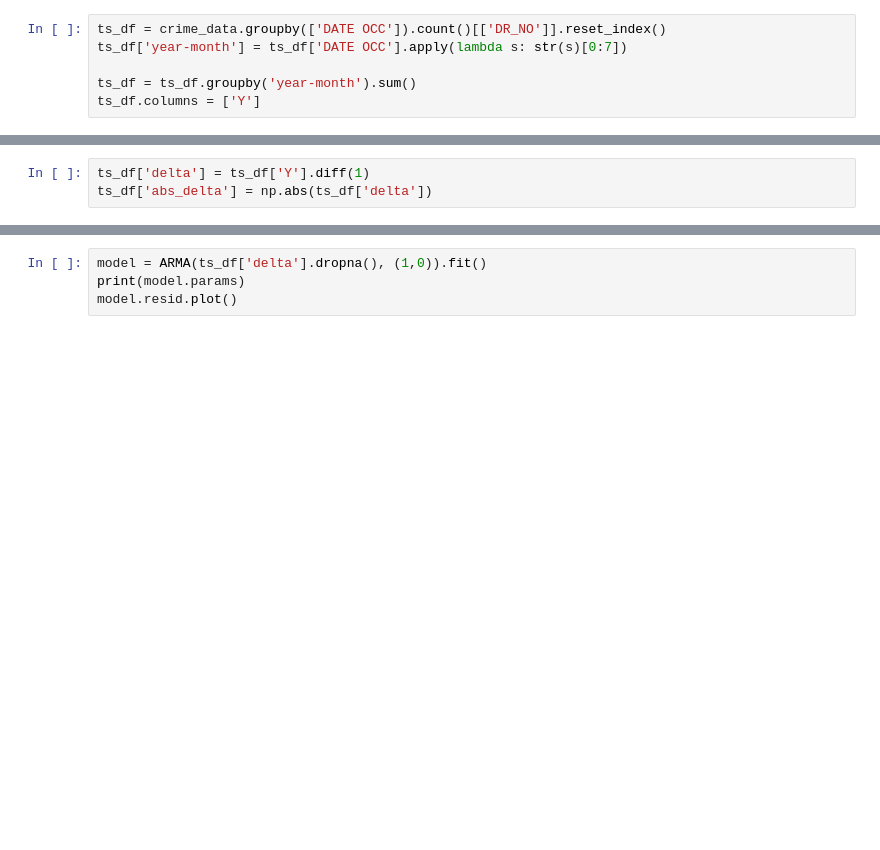
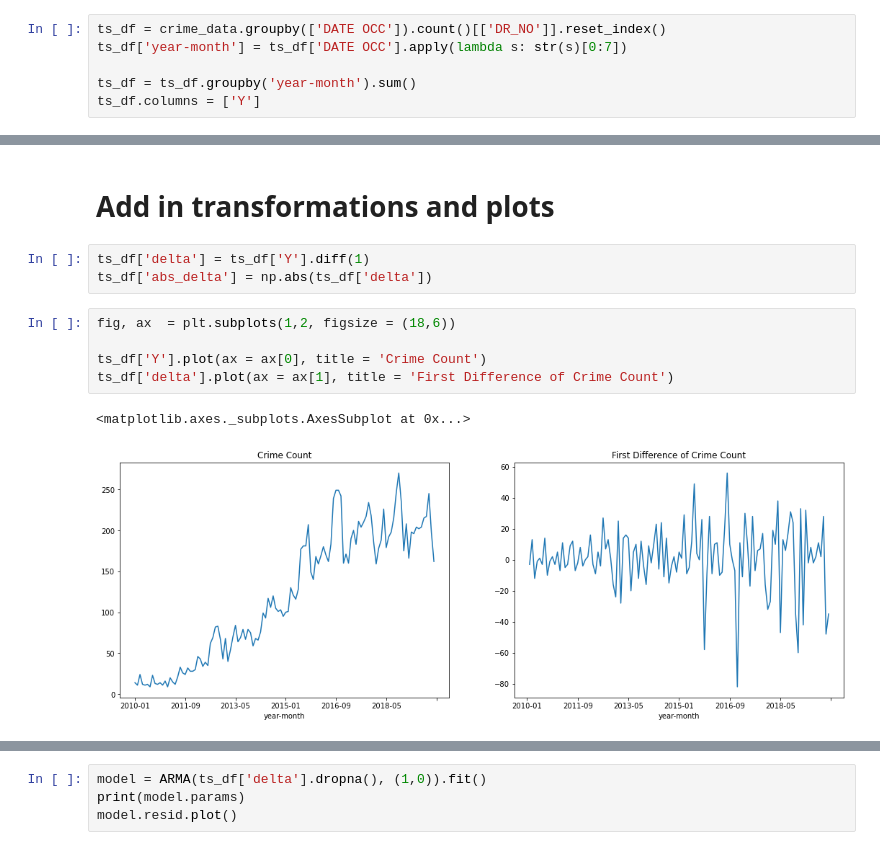
Before and after one commit to JonRMichel/difference_count_data, a Jupyter notebook: la crime data analysis.ipynb, the cells around one changed output, grey strips where cells are left out. Drawn from its saved outputs; the diff is of its cells as text; blank space fills up the shorter version.

```diff
--- a/la crime data analysis.ipynb
+++ b/la crime data analysis.ipynb
@@ -41,3 +46,13 @@ model.resid.plot()
+# %% [markdown]
+# Add in transformations and plots
 # %%
 ts_df['delta'] = ts_df['Y'].diff(1)
 ts_df['abs_delta'] = np.abs(ts_df['delta'])
+# %%
+fig, ax  = plt.subplots(1,2, figsize = (18,6))
+
+ts_df['Y'].plot(ax = ax[0], title = 'Crime Count')
+ts_df['delta'].plot(ax = ax[1], title = 'First Difference of Crime Count')
+# %% [output]
+<matplotlib.axes._subplots.AxesSubplot at 0x...>
+[figure, added]
```
Also changed, not shown: parts of 13 cells of this notebook, 3 other files.
